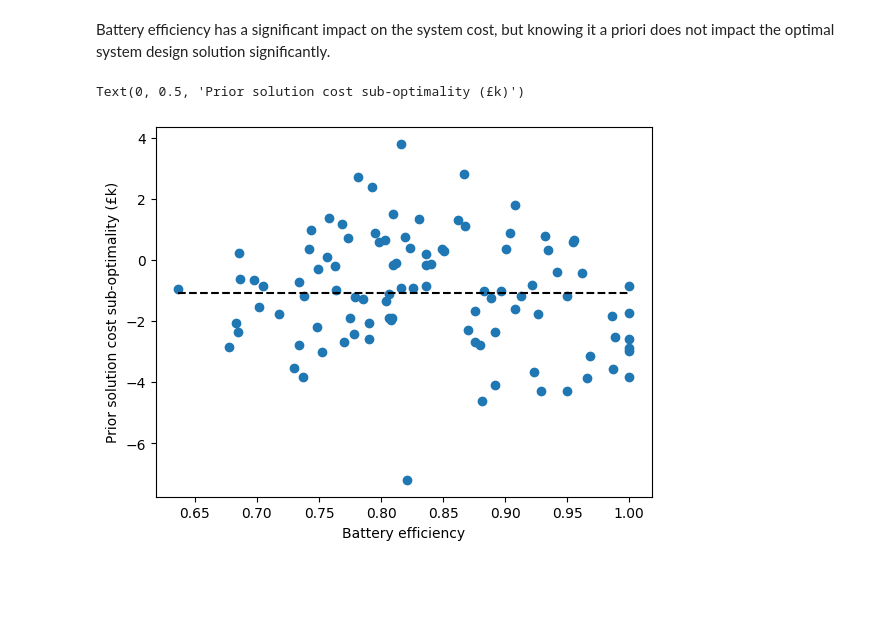
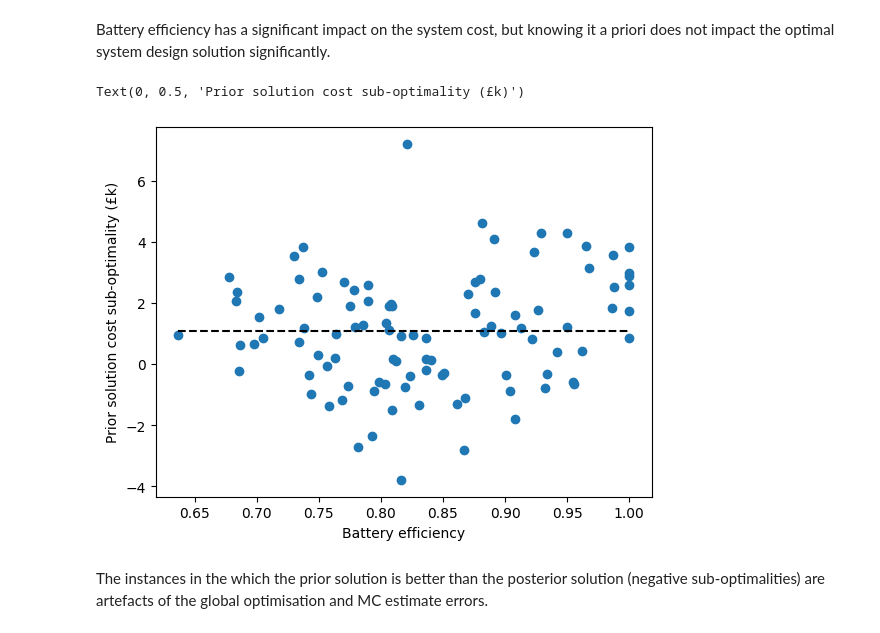
Before and after one commit to mal84emma/VoI-in-CAS, a Jupyter notebook: VoI_via_GPs.ipynb, the cells around one changed output. Drawn from its saved outputs; the diff is of its cells as text; code cells hidden in the pictures; blank space fills up the shorter version.

Commit message:
Draw sign of plot and add commentary

```diff
--- a/VoI_via_GPs.ipynb
+++ b/VoI_via_GPs.ipynb
@@ -442,11 +442,13 @@ plt.legend()
 # %% [markdown]
 Battery efficiency has a significant impact on the system cost, but knowing it a priori does not impact the optimal system design solution significantly.
 # %%
-prior_soln_subopts = np.array(preposterior_costs)-np.array(prior_soln_performances)
+prior_soln_subopts = np.array(prior_soln_performances)-np.array(preposterior_costs)
 plt.hlines(np.mean(prior_soln_subopts)/1e3,min(prior_eta_samples),max(prior_eta_samples),'k',ls='--')
 plt.scatter(prior_eta_samples,(prior_soln_subopts)/1e3)
 plt.xlabel("Battery efficiency")
 plt.ylabel("Prior solution cost sub-optimality (£k)")
 # %% [output]
 Text(0, 0.5, 'Prior solution cost sub-optimality (£k)')
-[figure, old version]
+[figure, new version]
+# %% [markdown]
+The instances in the which the prior solution is better than the posterior solution (negative sub-optimalities) are artefacts of the global optimisation and MC estimate errors.
```
